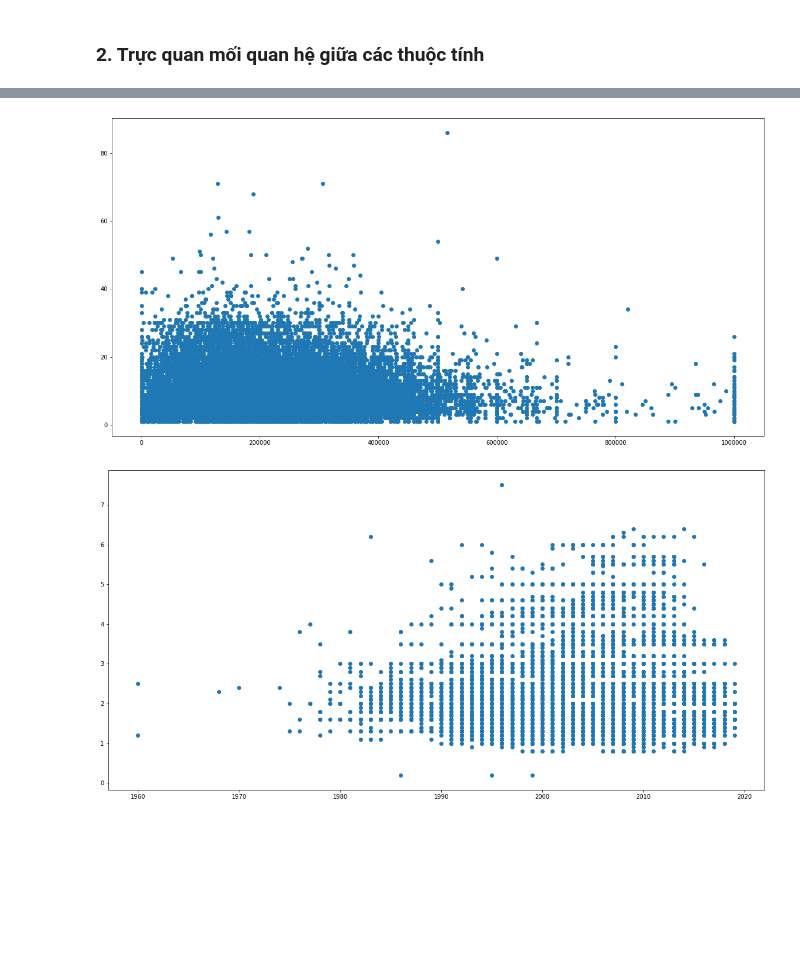
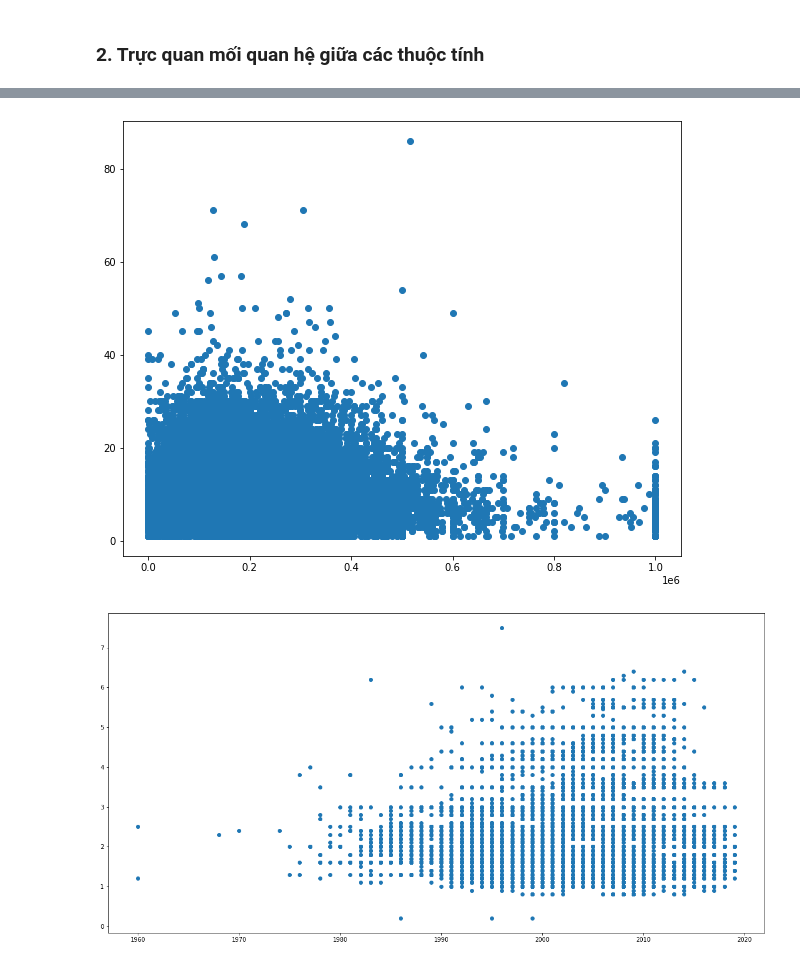
Before and after one commit to NHTN/Mathematical-Statistics-with-Applications, a Jupyter notebook: Project 1/Source/1_Report_P1.ipynb, the cells around one changed output, grey strips where cells are left out. Cells and saved outputs as stored; diff of their text form; code cells hidden in the pictures; blank space fills up the shorter version.

```diff
--- a/Project 1/Source/1_Report_P1.ipynb
+++ b/Project 1/Source/1_Report_P1.ipynb
@@ -480,9 +458,9 @@ plt.show()
 # %%
-plt.figure(figsize=(20,10))
+plt.figure(figsize=(10,8))
 plt.scatter(dataX['odometer'], dataX['photos'])
 plt.show()
 # %% [output]
-[figure, old version]
+[figure, new version]
 # %%
 plt.figure(figsize=(20,10))
 plt.scatter(dataX['year'], dataX['engineCapacity'])
```
Also changed, not shown: parts of 39 cells of this notebook.
